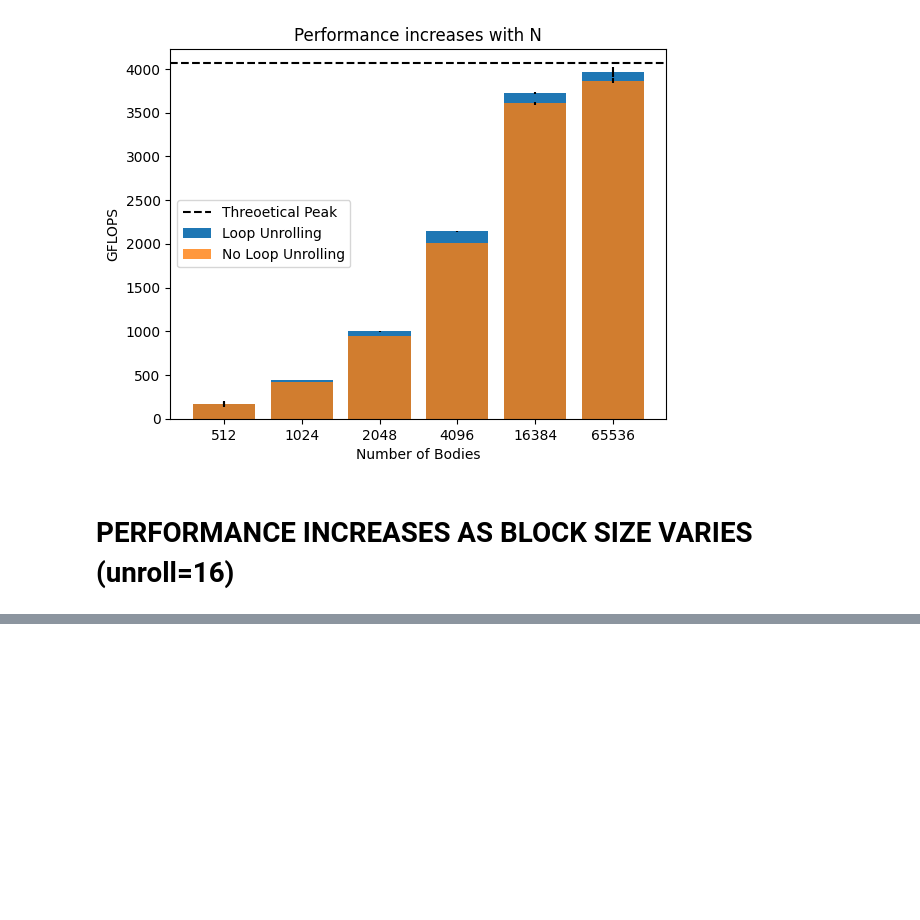
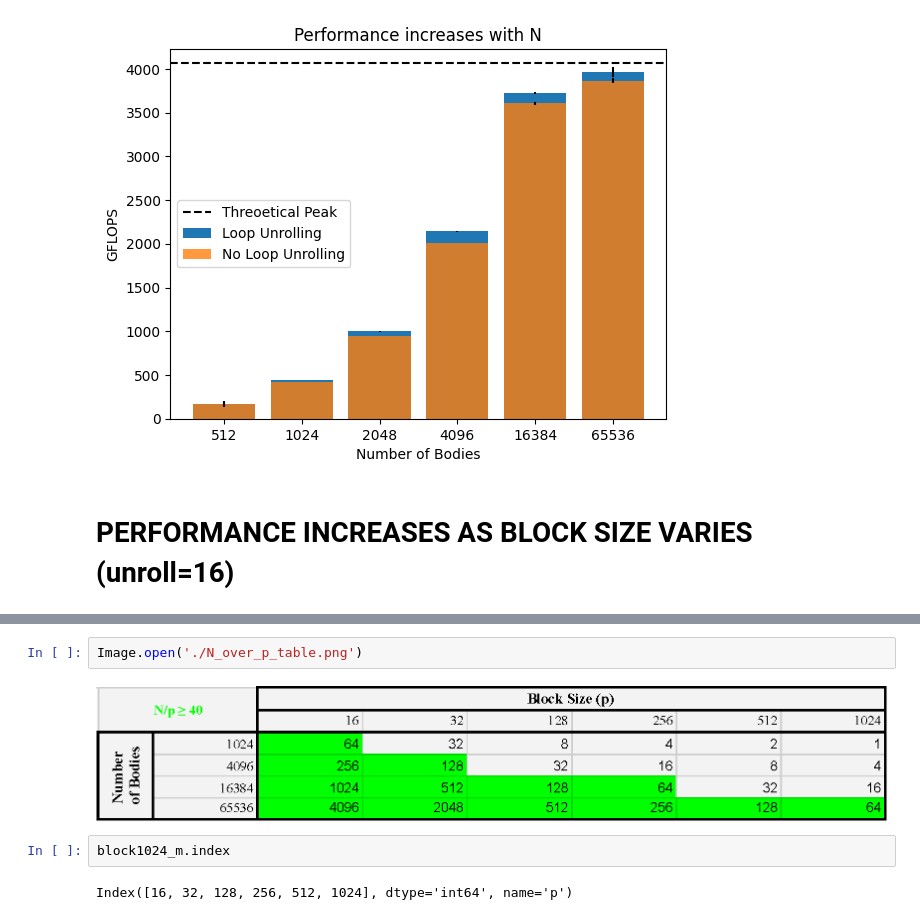
Before and after one commit to Berto70/nbody_cuda, a Jupyter notebook: plot/test.ipynb, the cells around one changed output, grey strips where cells are left out. Cells and saved outputs as stored; diff of their text form; blank space fills up the shorter version.

```diff
--- a/plot/test.ipynb
+++ b/plot/test.ipynb
@@ -167,0 +200,8 @@ plt.legend()
+# %%
+Image.open('./N_over_p_table.png')
+# %% [output]
+[figure, added]
+# %%
+block1024_m.index
+# %% [output]
+Index([16, 32, 128, 256, 512, 1024], dtype='int64', name='p')
```
Also changed, not shown: parts of 4 cells of this notebook.
